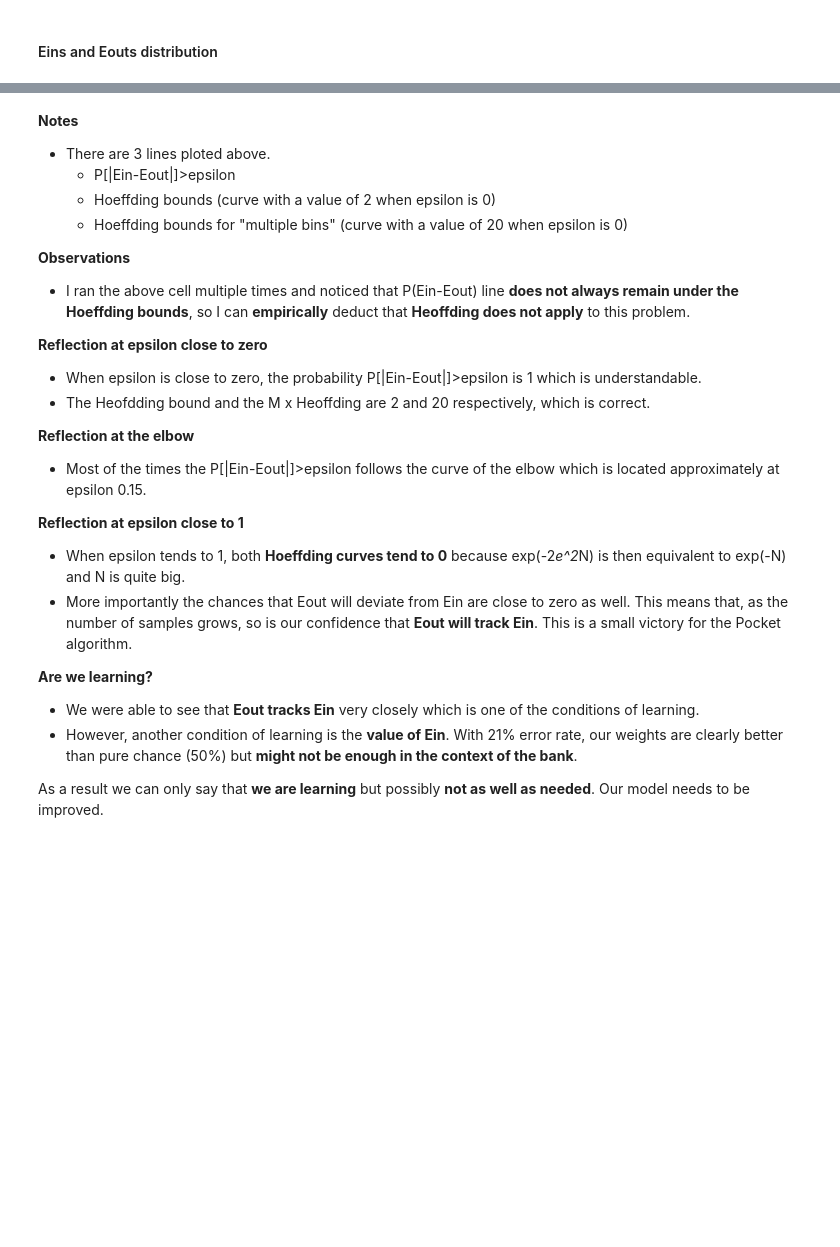
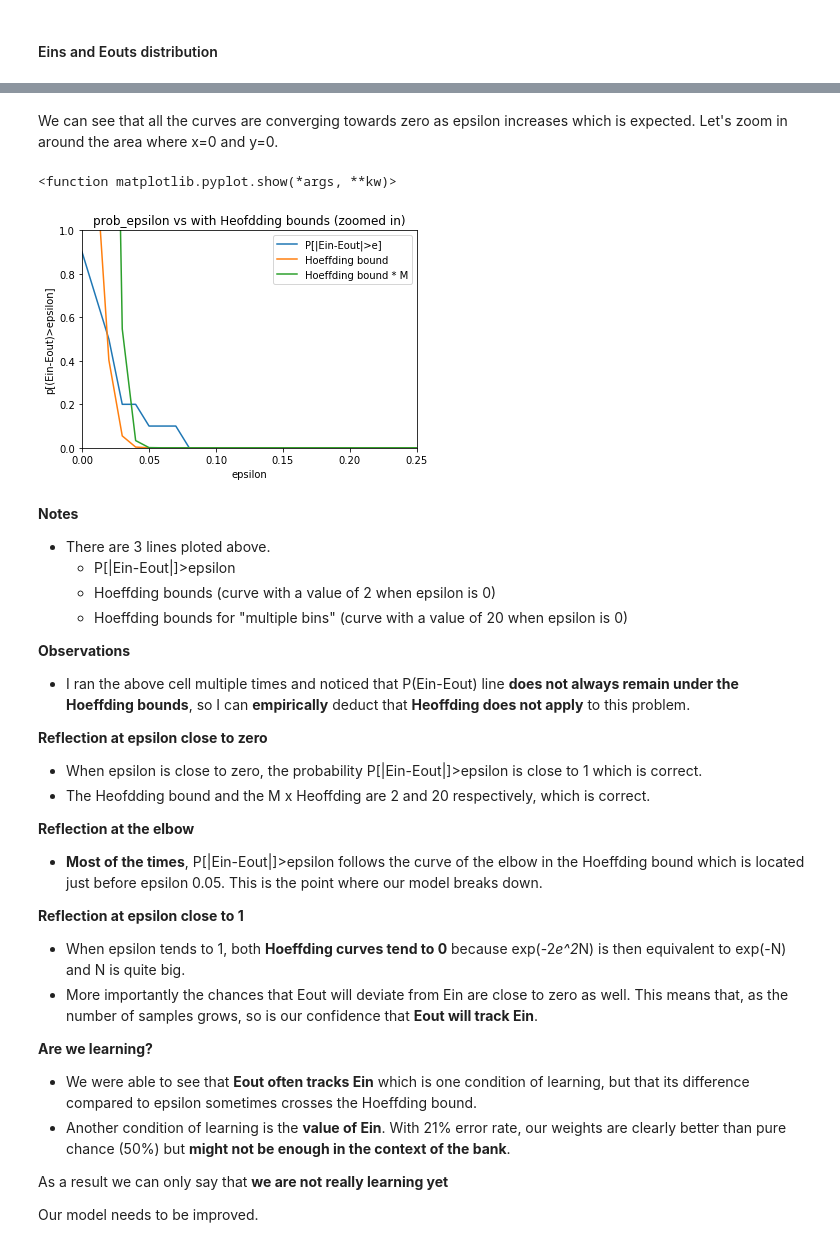
Before and after one commit to vipulpopat/MSCAI_Sem1_Etivity1, a Jupyter notebook: Etivity1.ipynb, the cells around one changed output, grey strips where cells are left out. Saved outputs shown, nothing was run; the diff lists cells and outputs as text; code cells hidden in the pictures; blank space fills up the shorter version.

```diff
--- a/Etivity1.ipynb
+++ b/Etivity1.ipynb
@@ -774,3 +785,23 @@ plt.show
+# %% [markdown]
+We can see that all the curves are converging towards zero as epsilon increases which is expected. Let's zoom in around the area where x=0 and y=0.
+# %%
+plt.figure()
+plt.plot(epsilons, prob_epsilon, label='P[|Ein-Eout|>e]')
+plt.plot(epsilons, [2*math.exp(-2*e**2*N) for e in epsilons], label='Hoeffding bound')
+plt.plot(epsilons, [2*M*math.exp(-2*e**2*N) for e in epsilons], label="Hoeffding bound * M")
+
+axes = plt.gca()
+axes.set_xlim([0,0.25])
+axes.set_ylim([0,1])
+
+plt.xlabel('epsilon')
+plt.ylabel('p[(Ein-Eout)>epsilon]')
+plt.title('prob_epsilon vs with Heofdding bounds (zoomed in)')
+plt.legend(loc='upper right')
+plt.show
+# %% [output]
+<function matplotlib.pyplot.show(*args, **kw)>
+[figure, added]
 # %% [markdown]
 **Notes**
   * There are 3 lines ploted above.
@@ -782,18 +813,20 @@ plt.show
   * I ran the above cell multiple times and noticed that P(Ein-Eout) line **does not always remain under the Hoeffding bounds**, so I can **empirically** deduct that **Heoffding does not apply** to this problem.
 
 **Reflection at epsilon close to zero**
-  * When epsilon is close to zero, the probability P[|Ein-Eout|]>epsilon is 1 which is understandable.
+  * When epsilon is close to zero, the probability P[|Ein-Eout|]>epsilon is close to 1 which is correct.
   * The Heofdding bound and the M x Heoffding are 2 and 20 respectively, which is correct.
 
 **Reflection at the elbow**
-  * Most of the times the P[|Ein-Eout|]>epsilon follows the curve of the elbow which is located approximately at epsilon 0.15.
+  * **Most of the times**, P[|Ein-Eout|]>epsilon follows the curve of the elbow in the Hoeffding bound which is located just before epsilon 0.05. This is the point where our model breaks down.
 
 **Reflection at epsilon close to 1**
   * When epsilon tends to 1, both **Hoeffding curves tend to 0** because exp(-2*e^2*N) is then equivalent to exp(-N) and N is quite big.
-  * More importantly the chances that Eout will deviate from Ein are close to zero as well. This means that, as the number of samples grows, so is our confidence that **Eout will track Ein**. This is a small victory for the Pocket algorithm.
+  * More importantly the chances that Eout will deviate from Ein are close to zero as well. This means that, as the number of samples grows, so is our confidence that **Eout will track Ein**.
 
 **Are we learning?**
-  * We were able to see that **Eout tracks Ein** very closely which is one of the conditions of learning.
-  * However, another condition of learning is the **value of Ein**. With 21% error rate, our weights are clearly better than pure chance (50%) but **might not be enough in the context of the bank**.
+  * We were able to see that **Eout often tracks Ein** which is one condition of learning, but that its difference compared to epsilon sometimes crosses the Hoeffding bound.
+  * Another condition of learning is the **value of Ein**. With 21% error rate, our weights are clearly better than pure chance (50%) but **might not be enough in the context of the bank**.
 
-As a result we can only say that **we are learning** but possibly **not as well as needed**. Our model needs to be improved.
+As a result we can only say that **we are not really learning yet**
+
+Our model needs to be improved.
```
Also changed, not shown: parts of 22 cells of this notebook.
